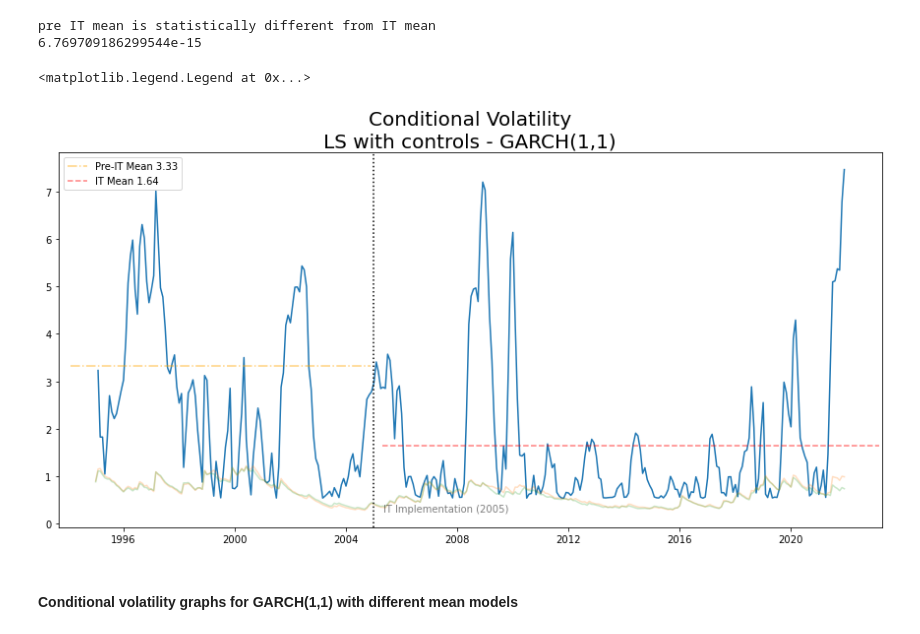
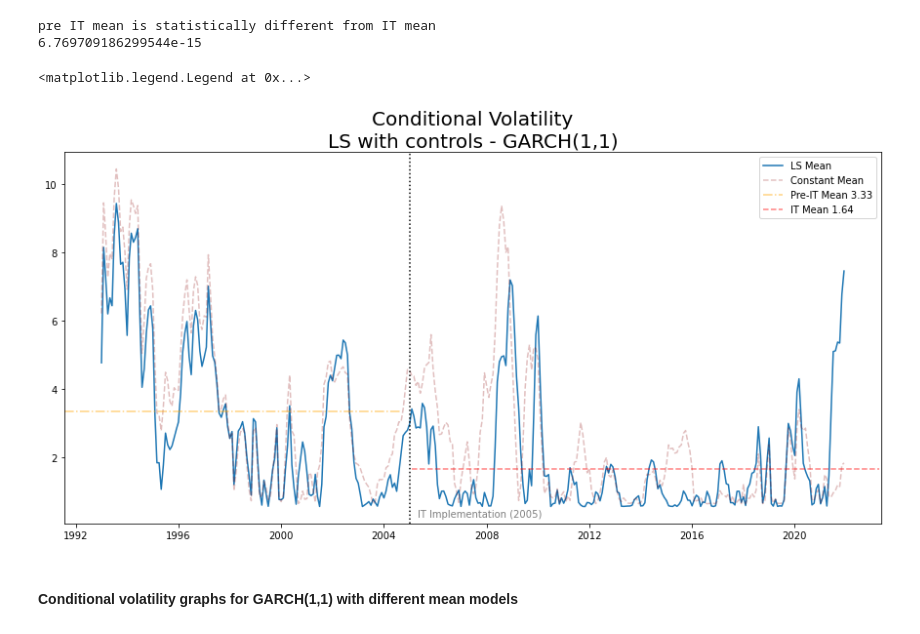
Before and after one commit to Marianojgm86/GARCH-CODES, a Jupyter notebook: 03_volatility_models.ipynb, the cells around one changed output. Drawn from its saved outputs; the diff is of its cells as text; code cells hidden in the pictures.

```diff
--- a/03_volatility_models.ipynb
+++ b/03_volatility_models.ipynb
@@ -842,8 +936,8 @@ resb3 = ar.fit(disp=False)
 # %%
 # Period averages and differences
-ITVolMean3bc  = resb3.conditional_volatility.loc['2005-01-01':].mean()
-PreVolMean3bc = resb3.conditional_volatility.loc[:'2004-12-01'].mean()
-print('difference:', PreVolMean3bc - ITVolMean3bc)
+ITVolMeanb3  = resb3.conditional_volatility.loc['2005-01-01':].mean()
+PreVolMeanb3 = resb3.conditional_volatility.loc[:'2004-12-01'].mean()
+print('difference:', PreVolMeanb3 - ITVolMeanb3)
 # %% [output]
 difference: 1.6867577260563575
 # %%
@@ -863,18 +957,19 @@ pre IT mean is statistically different from IT mean
 6.769709186299544e-15
 # %%
 plt.figure(figsize=(15,7))
-plt.plot(resb3.conditional_volatility[25:])
-plt.plot(resb1.conditional_volatility, alpha=0.25)
-plt.plot(resb2.conditional_volatility, alpha=0.25)
+plt.plot(resb3.conditional_volatility, label='LS Mean')
+plt.plot(resa2.conditional_volatility, alpha=0.25, label='Constant Mean', color='darkred', ls='--')
+# plt.plot(resb1.conditional_volatility, alpha=0.25)
+# plt.plot(resb2.conditional_volatility, alpha=0.25)
 plt.title('Conditional Volatility\nLS with controls - GARCH(1,1)', fontsize=20)
 plt.axvline(x=pd.to_datetime('2005-01-01'), color='black', linestyle=':')
 plt.text(pd.to_datetime('2005-05-01'),0.25, 'IT Implementation (2005)', fontsize=10, alpha=0.5)
-plt.axhline(xmin=x0, xmax=x1, y=PreVolMean3bc, color='orange', alpha = 0.5, linestyle='-.', label='Pre-IT Mean {:.2f}'.format(PreVolMean3bc))
-plt.axhline(xmin=x2, xmax=x3, y=ITVolMean3bc, color='r', alpha = 0.5, linestyle='--', label='IT Mean {:.2f}'.format(ITVolMean3bc))
+plt.axhline(xmin=x0, xmax=x1, y=PreVolMeanb3, color='orange', alpha = 0.5, linestyle='-.', label='Pre-IT Mean {:.2f}'.format(PreVolMeanb3))
+plt.axhline(xmin=x2, xmax=x3, y=ITVolMeanb3, color='r', alpha = 0.5, linestyle='--', label='IT Mean {:.2f}'.format(ITVolMeanb3))
 plt.legend()
 # %% [output]
 <matplotlib.legend.Legend at 0x...>
-[figure, old version]
+[figure, new version]
 # %% [markdown]
 #### Conditional volatility graphs for GARCH(1,1) with different mean models
 # %%
```
Also changed, not shown: parts of 20 cells of this notebook.
